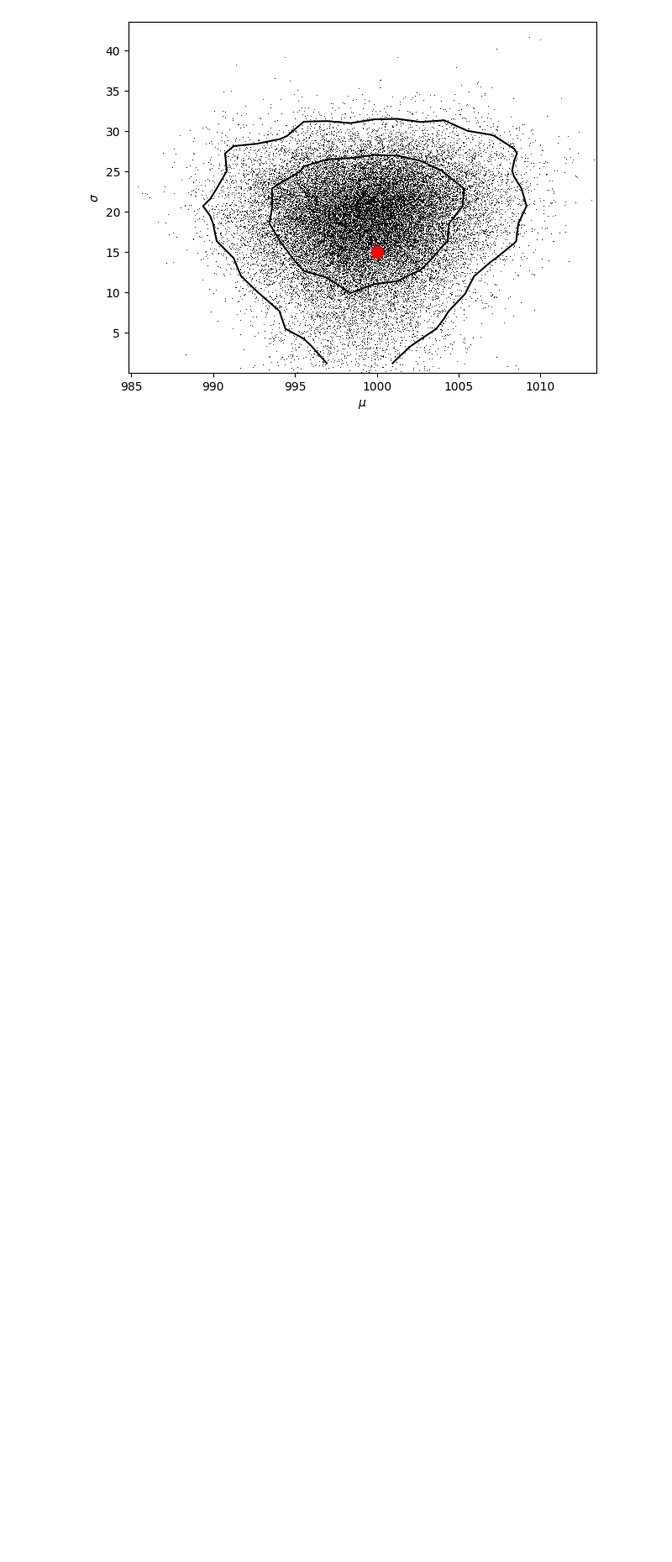
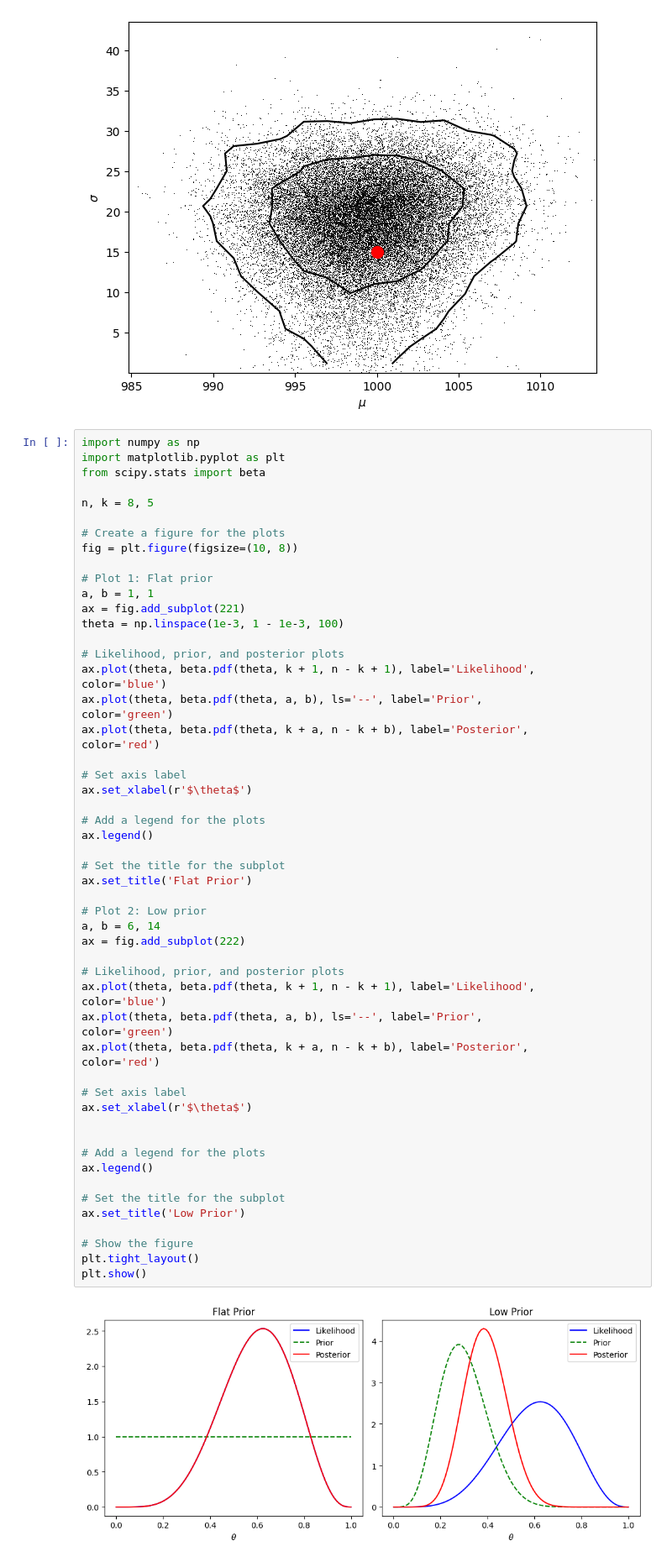
Before and after one commit to bKeungAuyeung/MSTA-HW3, a Jupyter notebook: bAuyeung_L3_MSTA.ipynb, the cells around one changed output. Shown at 84% size. Saved outputs shown, nothing was run; the diff lists cells and outputs as text; blank space fills up the shorter version.

```diff
--- a/bAuyeung_L3_MSTA.ipynb
+++ b/bAuyeung_L3_MSTA.ipynb
@@ -183,3 +183,62 @@ ax[0].plot([mu_true], [sigma_true], 'o', color='red', ms=10);
 plt.show()
 # %% [output]
 [figure]
+# %%
+import numpy as np
+import matplotlib.pyplot as plt
+from scipy.stats import beta
+
+n, k = 8, 5
+
+# Create a figure for the plots
+fig = plt.figure(figsize=(10, 8))
+
+# Plot 1: Flat prior
+a, b = 1, 1
+ax = fig.add_subplot(221)
+theta = np.linspace(1e-3, 1 - 1e-3, 100)
+
+# Likelihood, prior, and posterior plots
+ax.plot(theta, beta.pdf(theta, k + 1, n - k + 1), label='Likelihood',
+color='blue')
+ax.plot(theta, beta.pdf(theta, a, b), ls='--', label='Prior',
+color='green')
+ax.plot(theta, beta.pdf(theta, k + a, n - k + b), label='Posterior',
+color='red')
+
+# Set axis label
+ax.set_xlabel(r'$\theta$')
+
+# Add a legend for the plots
+ax.legend()
+
+# Set the title for the subplot
+ax.set_title('Flat Prior')
+
+# Plot 2: Low prior
+a, b = 6, 14
+ax = fig.add_subplot(222)
+
+# Likelihood, prior, and posterior plots
+ax.plot(theta, beta.pdf(theta, k + 1, n - k + 1), label='Likelihood',
+color='blue')
+ax.plot(theta, beta.pdf(theta, a, b), ls='--', label='Prior',
+color='green')
+ax.plot(theta, beta.pdf(theta, k + a, n - k + b), label='Posterior',
+color='red')
+
+# Set axis label
+ax.set_xlabel(r'$\theta$')
+
+
+# Add a legend for the plots
+ax.legend()
+
+# Set the title for the subplot
+ax.set_title('Low Prior')
+
+# Show the figure
+plt.tight_layout()
+plt.show()
+# %% [output]
+[figure, added]
```
Also changed, not shown: parts of 5 cells of this notebook.
